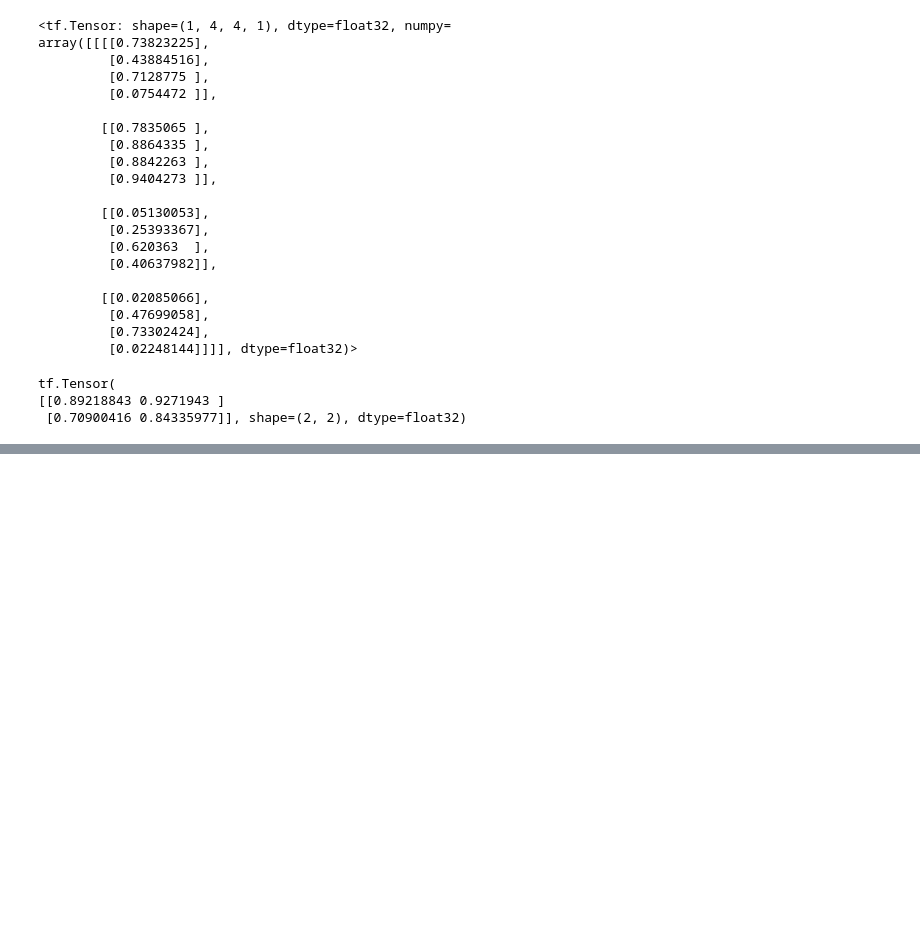
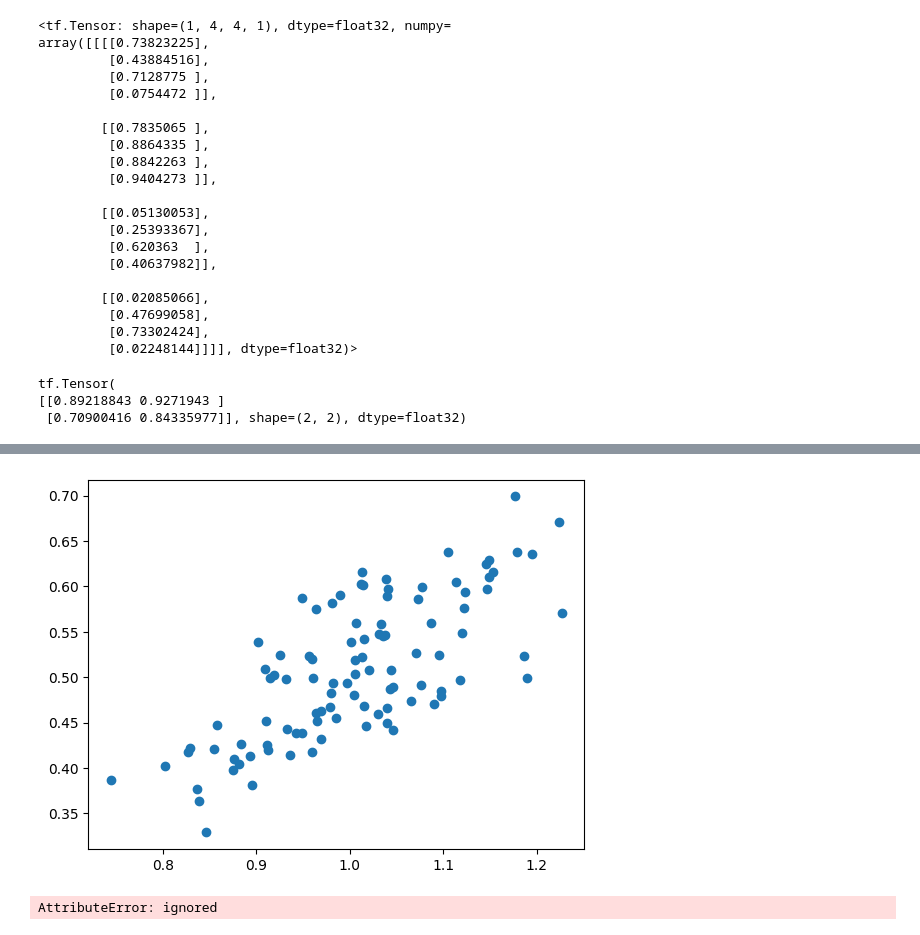
Before and after one commit to dangtrantrung/Build_Neural_Network_with_TensorFlow_TensorBoard.ipynb, a Jupyter notebook: Build_Neural_Network_with_TensorFlow_TensorBoard.ipynb, the cells around one changed output, grey strips where cells are left out. Drawn from its saved outputs; the diff is of its cells as text; code cells hidden in the pictures; blank space fills up the shorter version.

```diff
--- a/Build_Neural_Network_with_TensorFlow_TensorBoard.ipynb
+++ b/Build_Neural_Network_with_TensorFlow_TensorBoard.ipynb
@@ -166,0 +244,9 @@ import matplotlib.pyplot as plt
+# %%
+# BackPropagation in TensorFlow
+np.random.seed(0)
+x_vals=np.random.normal(1,0.1,100).astype(np.float32)
+y_vals=(x_vals*(np.random.normal(1,0.05,100)-0.5)).astype(np.float32)
+plt.scatter(x_vals,y_vals)
+plt.show()
+# %% [output]
+[figure, added]
@@ -171,0 +261,22 @@ def l1(y_true,y_pred):
+# %%
+tf.random.set_seed(1)
+np.random.seed(0)
+weigths=tf.Variable(tf.random.normal(shape=[1]))
+biases=tf.Variable(tf.random.normal(shape=[1]))
+history=list()
+
+for i in range(100):
+  rand_index=np.random.choice(100)
+  rand_x=[x_vals[rand_index]]
+  rand_y=[y_vals[rand_index]]
+  with tf.GradientTape() as tape:
+    predictions = my_output(x_vals,weights,biases)
+    loss=loss_func(rand_y,predictions)
+  history.append(loss.numpy())
+  gradients=tape.gradient(loss,[weigths,biases])
+  my_opt.apply_gradients(zip(gradients,[weigths,biases]))
+  if (i+1)%25==0
+    print(f'Step # {i+1} Weigths:{weigths.numpy()} Biases: {biases.numpy()}')
+    print(f'LOSS : {loss.numpy()}')
+# %% [output]
+AttributeError: ignored
```
Also changed, not shown: parts of 9 cells of this notebook.
